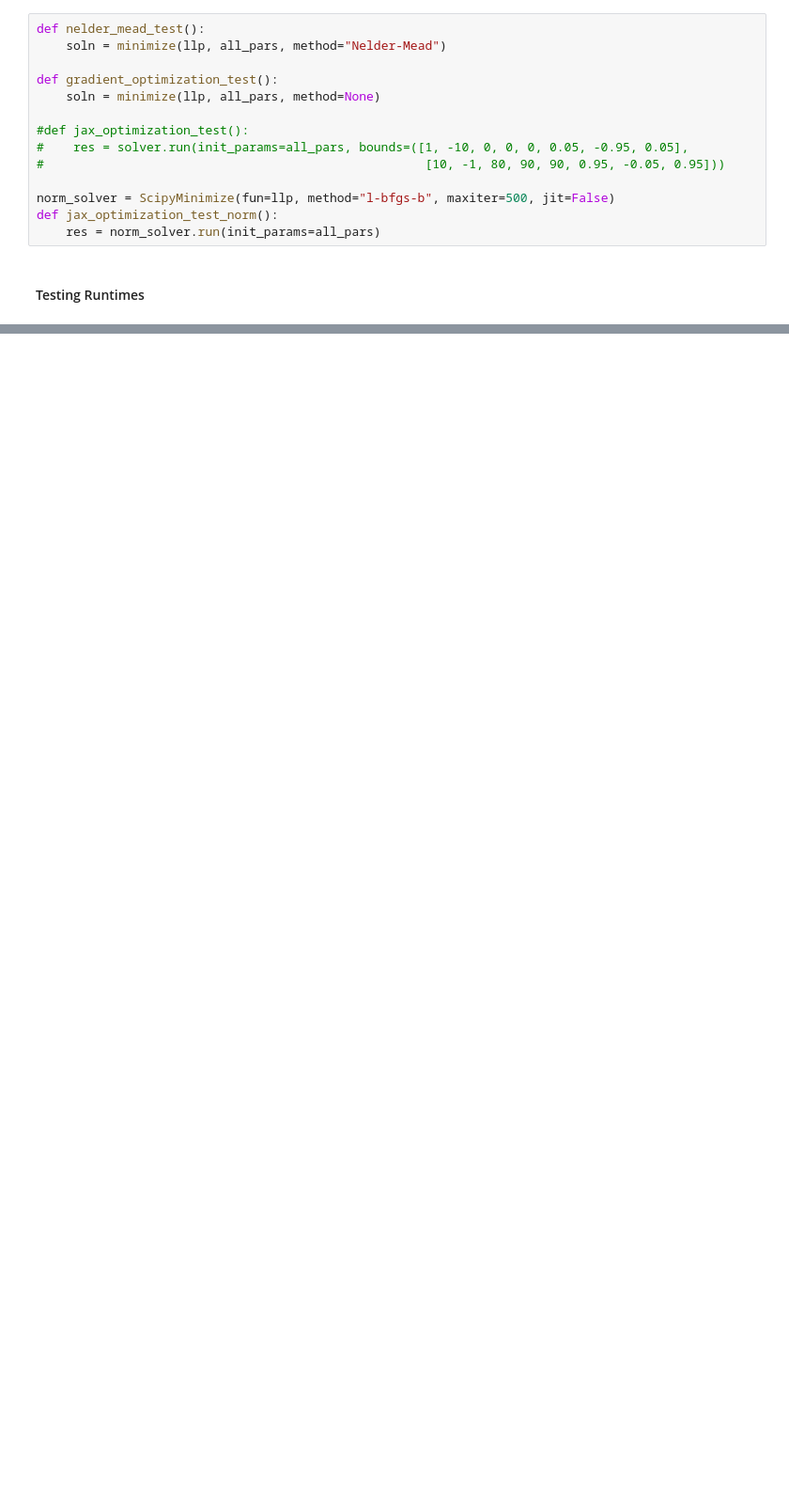
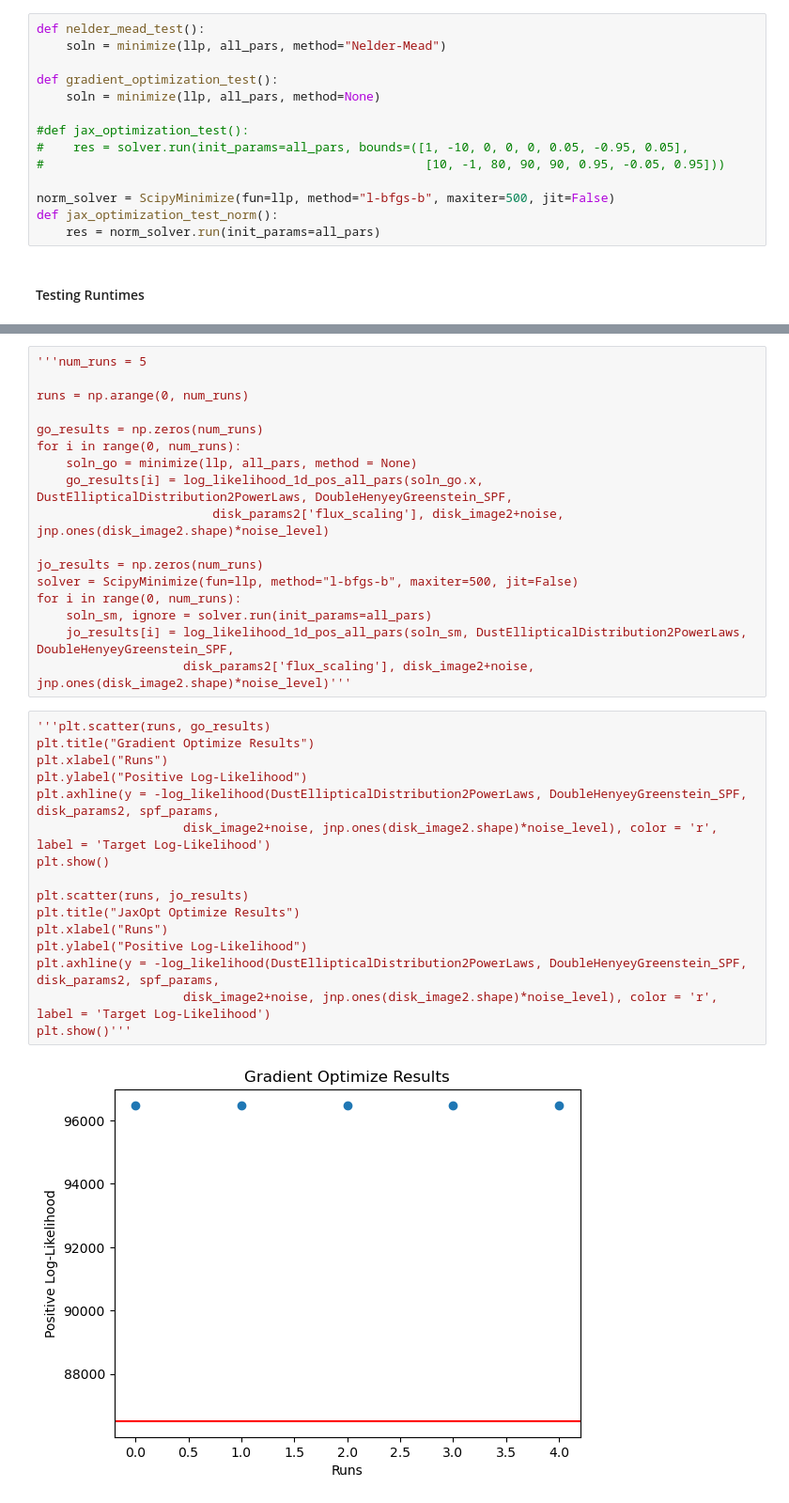
Before and after one commit to mihir-r-kondapalli/GRaTeR-JAX, a Jupyter notebook: Disk_Jaxed.ipynb, the cells around one changed output, grey strips where cells are left out. Shown at 94% size. Drawn from its saved outputs; the diff is of its cells as text; blank space fills up the shorter version.

```diff
--- a/Disk_Jaxed.ipynb
+++ b/Disk_Jaxed.ipynb
@@ -466,0 +514,35 @@ def jax_optimization_test_norm():
+# %%
+'''num_runs = 5
+
+runs = np.arange(0, num_runs)
+
+go_results = np.zeros(num_runs)
+for i in range(0, num_runs):
+    soln_go = minimize(llp, all_pars, method = None)
+    go_results[i] = log_likelihood_1d_pos_all_pars(soln_go.x, DustEllipticalDistribution2PowerLaws, DoubleHenyeyGreenstein_SPF,
+                        disk_params2['flux_scaling'], disk_image2+noise, jnp.ones(disk_image2.shape)*noise_level)
+
+jo_results = np.zeros(num_runs)
+solver = ScipyMinimize(fun=llp, method="l-bfgs-b", maxiter=500, jit=False)
+for i in range(0, num_runs):
+    soln_sm, ignore = solver.run(init_params=all_pars)
+    jo_results[i] = log_likelihood_1d_pos_all_pars(soln_sm, DustEllipticalDistribution2PowerLaws, DoubleHenyeyGreenstein_SPF,
+                    disk_params2['flux_scaling'], disk_image2+noise, jnp.ones(disk_image2.shape)*noise_level)'''
+# %%
+'''plt.scatter(runs, go_results)
+plt.title("Gradient Optimize Results")
+plt.xlabel("Runs")
+plt.ylabel("Positive Log-Likelihood")
+plt.axhline(y = -log_likelihood(DustEllipticalDistribution2PowerLaws, DoubleHenyeyGreenstein_SPF, disk_params2, spf_params,
+                    disk_image2+noise, jnp.ones(disk_image2.shape)*noise_level), color = 'r', label = 'Target Log-Likelihood')
+plt.show()
+
+plt.scatter(runs, jo_results)
+plt.title("JaxOpt Optimize Results")
+plt.xlabel("Runs")
+plt.ylabel("Positive Log-Likelihood")
+plt.axhline(y = -log_likelihood(DustEllipticalDistribution2PowerLaws, DoubleHenyeyGreenstein_SPF, disk_params2, spf_params,
+                    disk_image2+noise, jnp.ones(disk_image2.shape)*noise_level), color = 'r', label = 'Target Log-Likelihood')
+plt.show()'''
+# %% [output]
+[figure, added]
```
Also changed, not shown: parts of 22 cells of this notebook, 1 other file.
